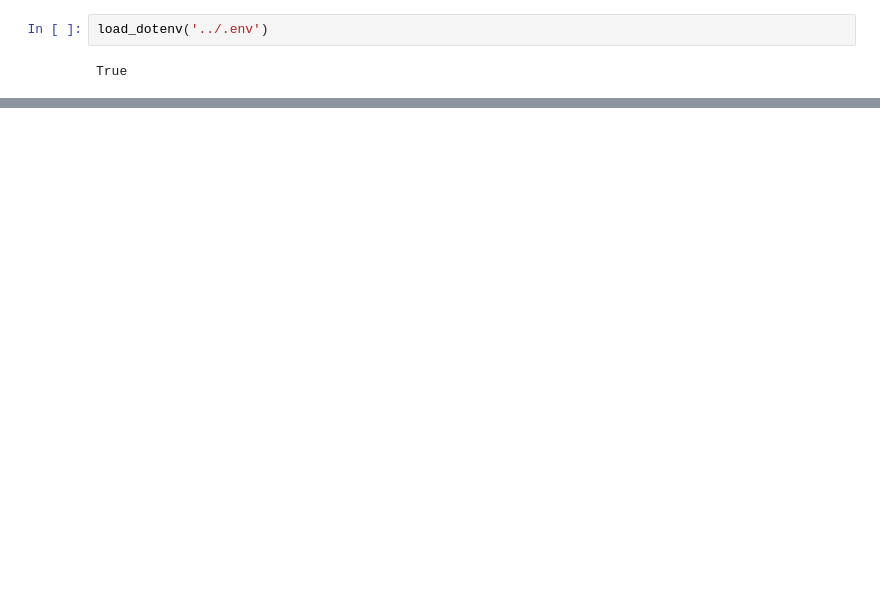
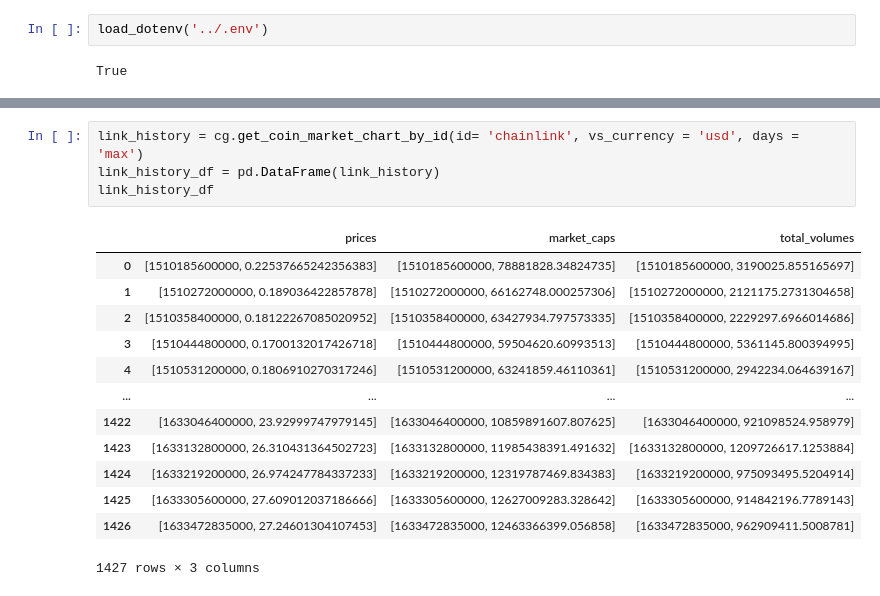
Before and after one commit to toniahurst/project_2, a Jupyter notebook: data_collection_db.ipynb, the cells around one changed output, grey strips where cells are left out. Drawn from its saved outputs; the diff is of its cells as text; blank space fills up the shorter version.

```diff
--- a/data_collection_db.ipynb
+++ b/data_collection_db.ipynb
@@ -216,0 +96,18 @@ This highest price of the listed stocks of today was $ 3,379.70
+# %%
+link_history = cg.get_coin_market_chart_by_id(id= 'chainlink', vs_currency = 'usd', days = 'max')
+link_history_df = pd.DataFrame(link_history)
+link_history_df
+# %% [output]
+|  | prices | market_caps | total_volumes |
+| 0 | [1510185600000, 0.22537665242356383] | [1510185600000, 78881828.34824735] | [1510185600000, 3190025.855165697] |
+| 1 | [1510272000000, 0.189036422857878] | [1510272000000, 66162748.000257306] | [1510272000000, 2121175.2731304658] |
+| 2 | [1510358400000, 0.18122267085020952] | [1510358400000, 63427934.797573335] | [1510358400000, 2229297.6966014686] |
+| 3 | [1510444800000, 0.1700132017426718] | [1510444800000, 59504620.60993513] | [1510444800000, 5361145.800394995] |
+| 4 | [1510531200000, 0.1806910270317246] | [1510531200000, 63241859.46110361] | [1510531200000, 2942234.064639167] |
+| ... | ... | ... | ... |
+| 1422 | [1633046400000, 23.92999747979145] | [1633046400000, 10859891607.807625] | [1633046400000, 921098524.958979] |
+| 1423 | [1633132800000, 26.310431364502723] | [1633132800000, 11985438391.491632] | [1633132800000, 1209726617.1253884] |
+| 1424 | [1633219200000, 26.974247784337233] | [1633219200000, 12319787469.834383] | [1633219200000, 975093495.5204914] |
+| 1425 | [1633305600000, 27.609012037186666] | [1633305600000, 12627009283.328642] | [1633305600000, 914842196.7789143] |
+| 1426 | [1633472835000, 27.24601304107453] | [1633472835000, 12463366399.056858] | [1633472835000, 962909411.5008781] |
+1427 rows × 3 columns
```
Also changed, not shown: parts of 39 cells of this notebook.
